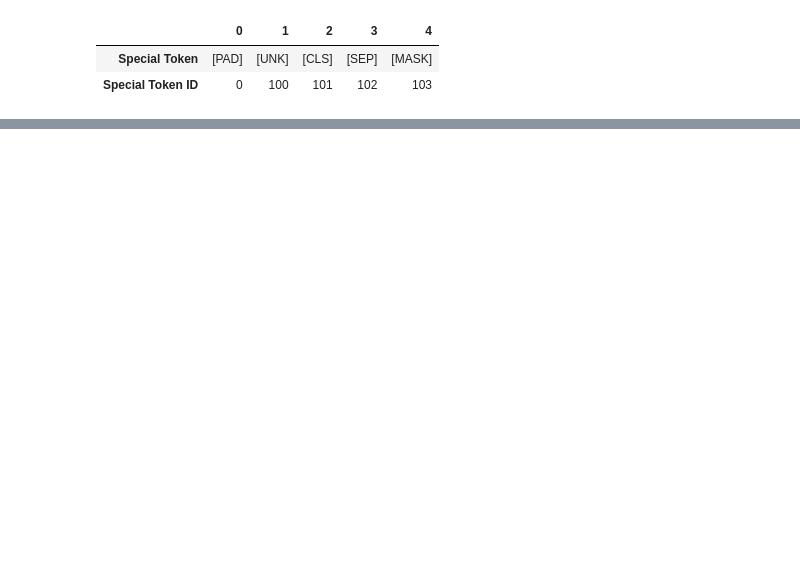
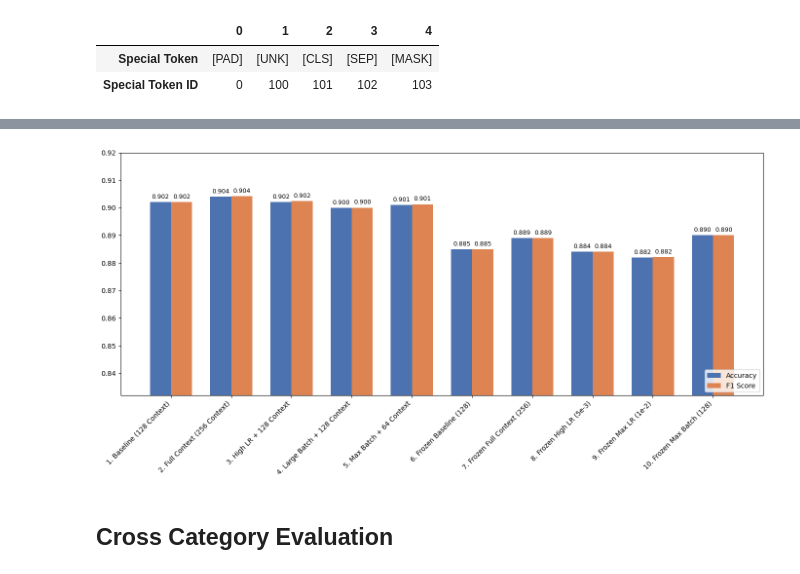
Before and after one commit to Halace-cmd/RDL, a Jupyter notebook: RDL_Ex2.ipynb, the cells around one changed output, grey strips where cells are left out. Saved outputs shown, nothing was run; the diff lists cells and outputs as text; code cells hidden in the pictures; blank space fills up the shorter version.

```diff
--- a/RDL_Ex2.ipynb
+++ b/RDL_Ex2.ipynb
@@ -172,24 +227,12 @@ df.T
 # %%
-import numpy as np
-from sklearn.metrics import accuracy_score, precision_score, recall_score, f1_score
+from sklearn.metrics import accuracy_score, f1_score
 
 def compute_metrics(eval_pred):
-    # Separate the raw predictions (logits) and the true labels
     logits, labels = eval_pred
-
-    # Get the index of the highest value (the predicted class)
     predictions = np.argmax(logits, axis=-1)
-
-    # Calculate metrics
     accuracy = accuracy_score(labels, predictions)
-    precision = precision_score(labels, predictions, average='weighted')
-    recall = recall_score(labels, predictions, average='weighted')
     f1 = f1_score(labels, predictions, average='weighted')
-
-    # Return a dictionary of all metrics. The Trainer will automatically log these!
     return {
         "accuracy": accuracy,
-        "precision": precision,
-        "recall": recall,
         "f1": f1
     }
@@ -250,0 +388,31 @@ Starting training...
+# %%
+import matplotlib.pyplot as plt
+
+fig, ax = plt.subplots(figsize=(14, 7))
+x = np.arange(len(results_df['Experiment']))
+width = 0.35
+rects1 = ax.bar(x - width/2, results_df['Val Accuracy'], width, label='Accuracy', color='#4C72B0')
+rects2 = ax.bar(x + width/2, results_df['Val F1'], width, label='F1 Score', color='#DD8452')
+ax.set_ylabel('')
+ax.set_title('')
+ax.set_xticks(x)
+ax.set_xticklabels(results_df['Experiment'], rotation=45, ha='right')
+ax.legend(loc='lower right')
+def autolabel(rects):
+    for rect in rects:
+        height = rect.get_height()
+        ax.annotate(f'{height:.3f}',
+                    xy=(rect.get_x() + rect.get_width() / 2, height),
+                    xytext=(0, 3),
+                    textcoords="offset points",
+                    ha='center', va='bottom', fontsize=9)
+autolabel(rects1)
+autolabel(rects2)
+min_val = results_df[['Val Accuracy', 'Val F1']].min().min()
+plt.ylim(max(0, min_val - 0.05), 0.92)
+plt.tight_layout()
+plt.show()
+# %% [output]
+[figure, added]
+# %% [markdown]
+## Cross Category Evaluation
```
Also changed, not shown: parts of 38 cells of this notebook.
